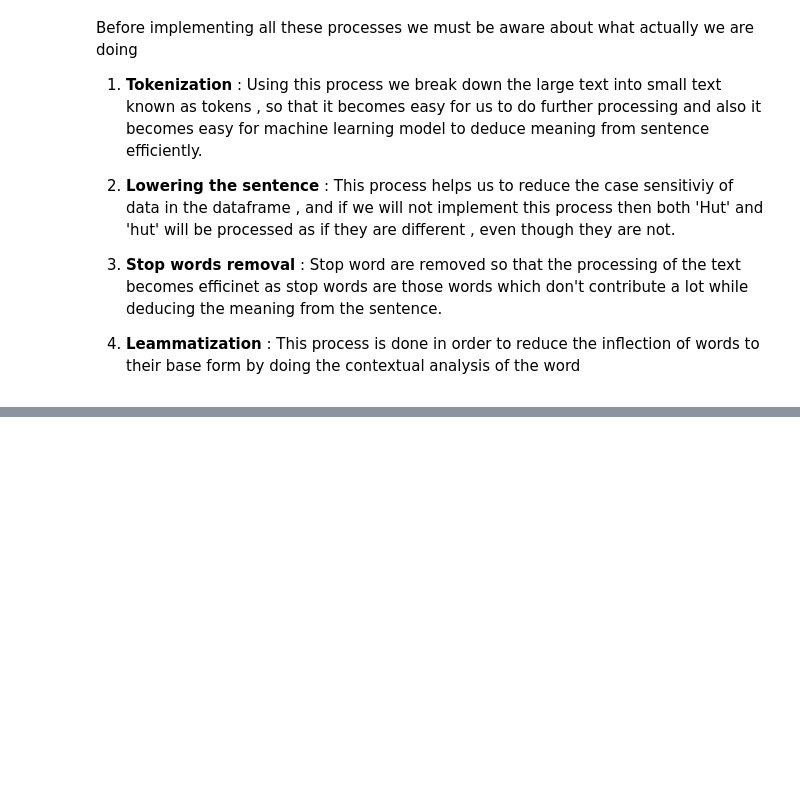
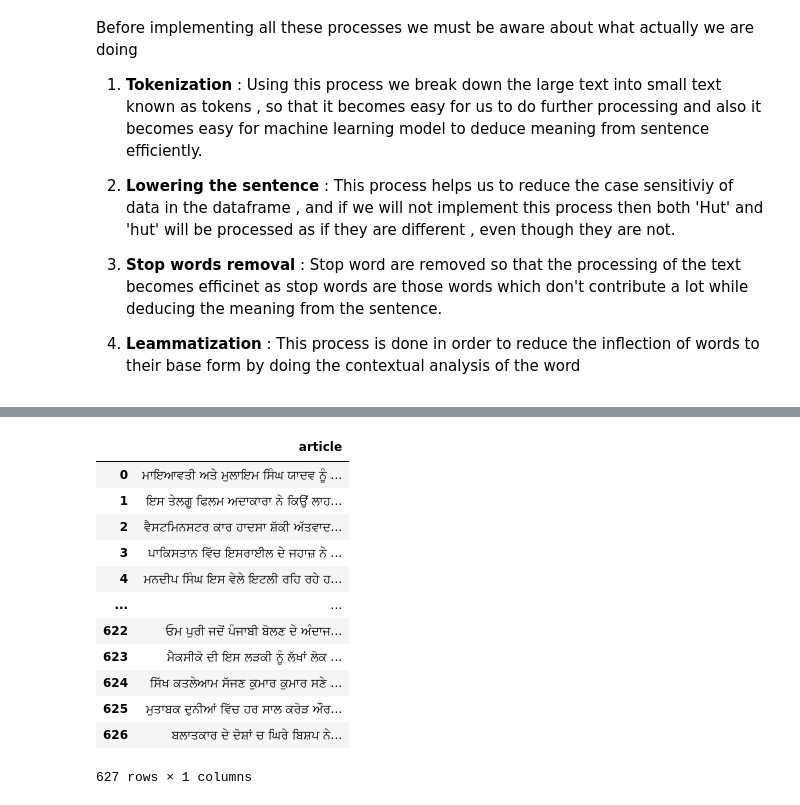
Before and after one commit to SinghYuvraj01/Punjabi-News-Detection-Politics-, a Jupyter notebook: Code.ipynb, the cells around one changed output, grey strips where cells are left out. Cells and saved outputs as stored; diff of their text form; code cells hidden in the pictures; blank space fills up the shorter version.

Commit message:
Removal of punctuations done

```diff
--- a/Code.ipynb
+++ b/Code.ipynb
@@ -113,0 +119,28 @@ from nltk.stem import WordNetLemmatizer
+# %%
+lemm = WordNetLemmatizer()
+corpus = []
+for i in range(0, len(data)):
+    clean = re.sub('[^ਓ-ਲ਼ ਾ-ੌ ਂ-ੱ]', ' ', data['article'][i])  # Removal of punctuations and numbers
+    clean = clean.split()  # Tokenization
+
+#     review = [ps.stem(word) for word in review if not word in stopwords.words('english')]
+    clean = ' '.join(clean)
+    corpus.append(clean)
+# %%
+testdata = pd.DataFrame(corpus)
+testdata.columns = ['article']
+testdata
+# %% [output]
+|  | article |
+| 0 | ਮਾਇਆਵਤੀ ਅਤੇ ਮੁਲਾਇਮ ਸਿੰਘ ਯਾਦਵ ਨੂੰ ... |
+| 1 | ਇਸ ਤੇਲਗੂ ਫਿਲਮ ਅਦਾਕਾਰਾ ਨੇ ਕਿਉਂ ਲਾਹ... |
+| 2 | ਵੈਸਟਮਿਨਸਟਰ ਕਾਰ ਹਾਦਸਾ ਸ਼ੱਕੀ ਅੱਤਵਾਦ... |
+| 3 | ਪਾਕਿਸਤਾਨ ਵਿੱਚ ਇਸਰਾਈਲ ਦੇ ਜਹਾਜ਼ ਨੇ ... |
+| 4 | ਮਨਦੀਪ ਸਿੰਘ ਇਸ ਵੇਲੇ ਇਟਲੀ ਰਹਿ ਰਹੇ ਹ... |
+| ... | ... |
+| 622 | ਓਮ ਪੁਰੀ ਜਦੋਂ ਪੰਜਾਬੀ ਬੋਲਣ ਦੇ ਅੰਦਾਜ... |
+| 623 | ਮੈਕਸੀਕੋ ਦੀ ਇਸ ਲੜਕੀ ਨੂੰ ਲੱਖਾਂ ਲੋਕ ... |
+| 624 | ਸਿੱਖ ਕਤਲੇਆਮ ਸੱਜਣ ਕੁਮਾਰ ਕੁਮਾਰ ਸਣੇ ... |
+| 625 | ਮੁਤਾਬਕ ਦੁਨੀਆਂ ਵਿੱਚ ਹਰ ਸਾਲ ਕਰੋੜ ਔਰ... |
+| 626 | ਬਲਾਤਕਾਰ ਦੇ ਦੋਸ਼ਾਂ ਚ ਘਿਰੇ ਬਿਸ਼ਪ ਨੇ... |
+627 rows × 1 columns
```
Also changed, not shown: parts of 13 cells of this notebook.
